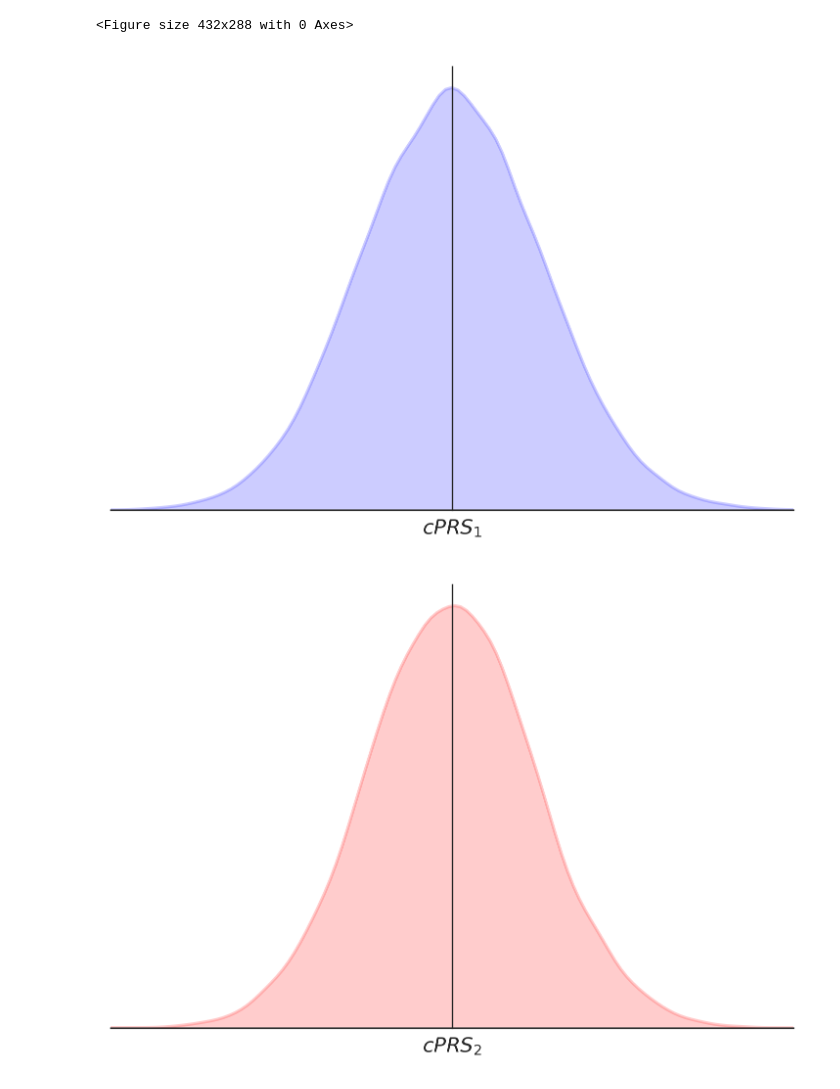
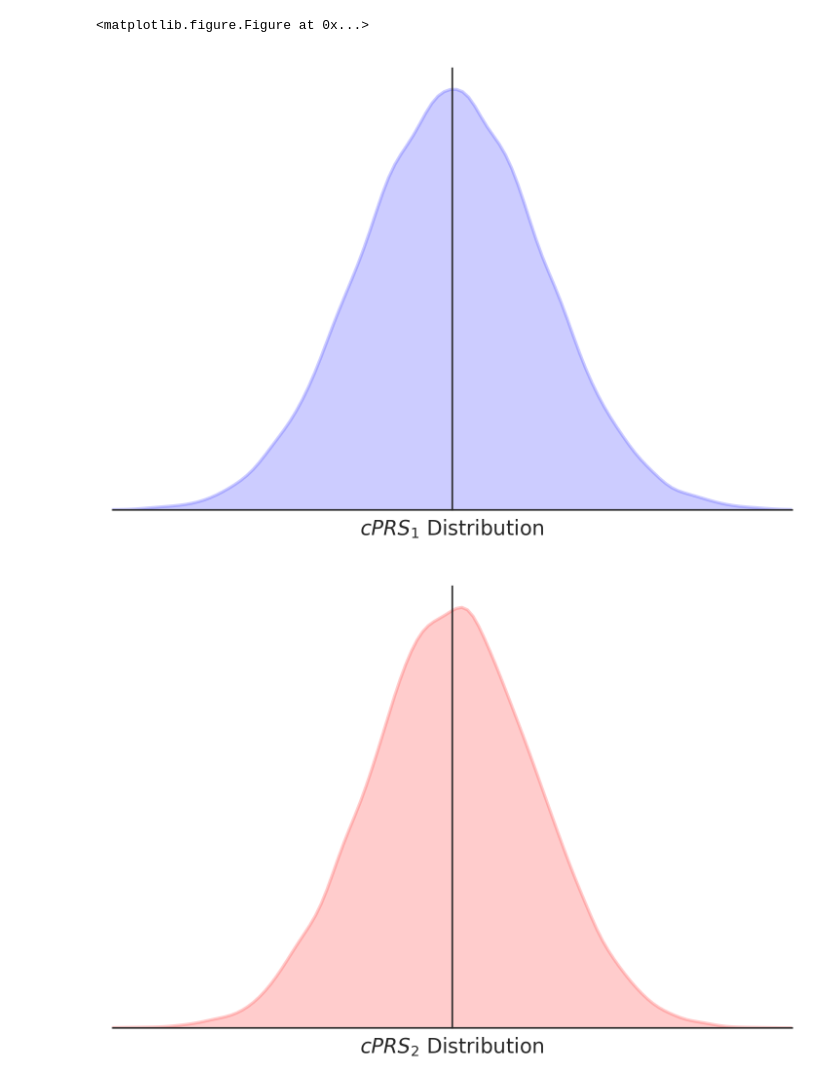
Before and after one commit to rivas-lab/degas-risk, a Jupyter notebook: figures/Figure1-Study-Design-Misc.ipynb, the cells around one changed output. Cells and saved outputs as stored; diff of their text form; code cells hidden in the pictures.

```diff
--- a/figures/Figure1-Study-Design-Misc.ipynb
+++ b/figures/Figure1-Study-Design-Misc.ipynb
@@ -92,28 +91,28 @@ figo.savefig("fig1topc.pdf", bbox_inches='tight')
 # %%
 pc1=np.random.normal(0,4,25000)
 pc2=np.random.normal(0,3.7,25000)
 pc5=np.random.normal(0,3.5,25000)
 sns.set_style("white")
 sns.despine()
 for name,pcs,color in zip(['1','2','5'],[pc1,pc2,pc5],['blue','red','saddlebrown']):
     fig= plt.figure(figsize=(6,4),dpi=300)
     ax = fig.add_subplot(1, 1, 1)
     sns.kdeplot(pcs, shade=True, ax=ax, c=color, alpha=0.2) #.hist(pcs, bins=150, color=color, alpha=0.6)
 
     # Move y-axis to center, eliminate upper axis
     ax.spines['left'].set_position('center')
     ax.spines['right'].set_color('none')
     ax.spines['top'].set_color('none')
 
     # Remove ticks but set xlabel
     ax.get_yaxis().set_ticks([])
     ax.get_xaxis().set_ticks([])
-    ax.set_xlabel('$cPRS_{}$'.format(name))
+    ax.set_xlabel('$cPRS_{}$'.format(name)+' Distribution')
     ax.set_xlim([-15,15])
 
     plt.show()
     fig.savefig("fig1" + name + ".pdf", bbox_inches='tight')
 # %% [output]
-<Figure size 432x288 with 0 Axes>
+<matplotlib.figure.Figure at 0x...>
-[figure, old version]
+[figure, new version]
-[figure, old version]
+[figure, new version]
```
Also changed, not shown: parts of 4 cells of this notebook.
